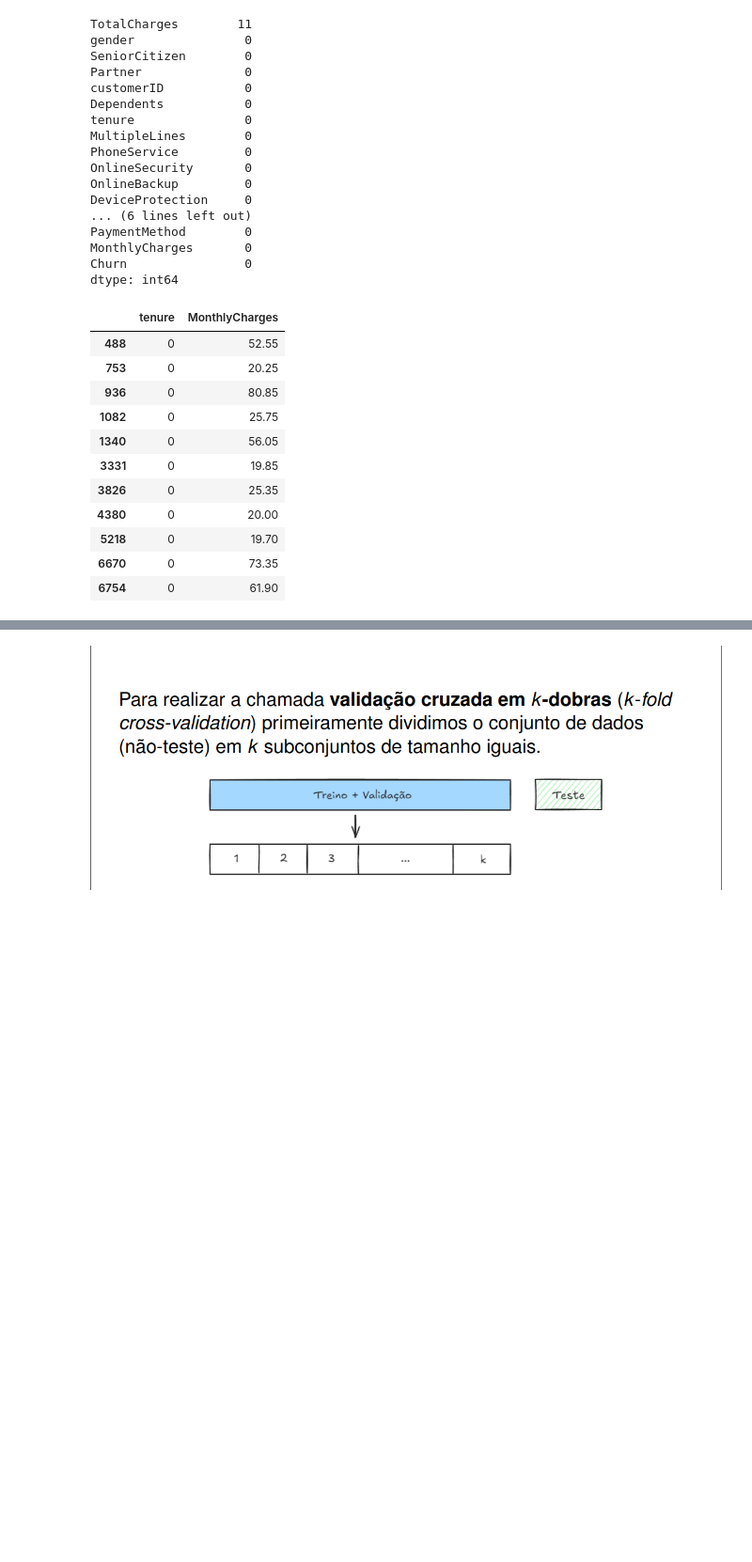
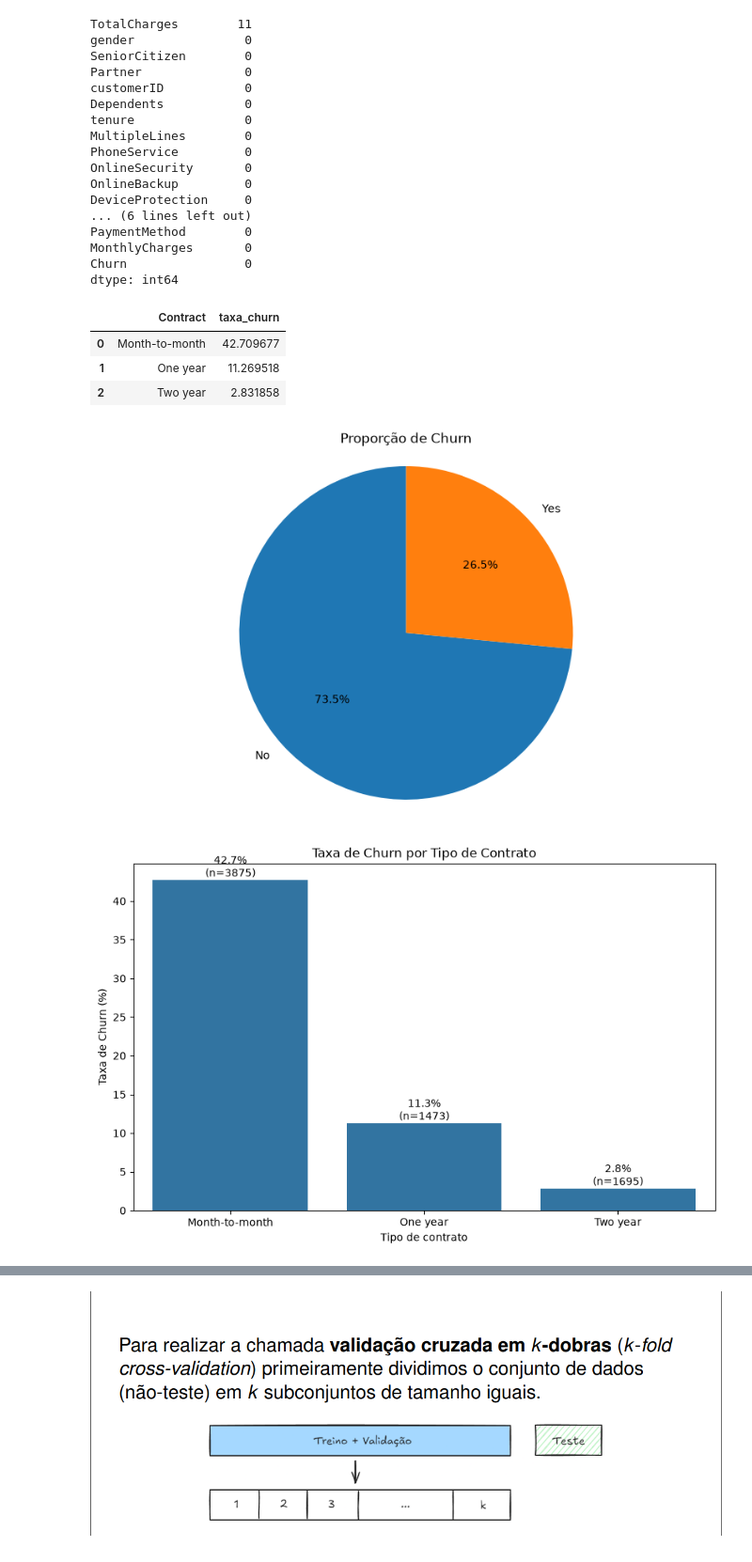
Before and after one commit to tigols/portfolio-data-science, a Jupyter notebook: notebooks/telco_churn.ipynb, the cells around one changed output, grey strips where cells are left out. Shown at 94% size. Drawn from its saved outputs; the diff is of its cells as text; code cells hidden in the pictures; blank space fills up the shorter version.

Commit message:
feat: telco churn with Pipeline, CV and calibration

```diff
--- a/notebooks/telco_churn.ipynb
+++ b/notebooks/telco_churn.ipynb
@@ -33,7 +39,14 @@ from sklearn.impute import SimpleImputer
 # %%
 # Carregar dados
 
-dados = pd.read_csv(r"data\raw\WA_Fn-UseC_-Telco-Customer-Churn.csv")
+# dados = pd.read_csv(r"data\raw\WA_Fn-UseC_-Telco-Customer-Churn.csv")
+
+# Podemos usar a seguinte abordagem para rodar em qualquer local
+from pathlib import Path
+
+RAIZ = Path.cwd().parent if Path.cwd().name == "notebooks" else Path.cwd()
+data_path = RAIZ / "data" / "raw" / "WA_Fn-UseC_-Telco-Customer-Churn.csv"
+dados = pd.read_csv(data_path)
 # %%
 dados.head()
 # %% [output]
@@ -76,19 +89,64 @@ Churn                0
 dtype: int64
 # %%
 dados.loc[dados["TotalCharges"].isna(), ["tenure", "MonthlyCharges"]]
+
+# Aqui vamos imputar 0 em totalCharges pois tenure (meses na empresa) 0 indica que nao ocorreu cobrança
+
+dados.loc[dados["TotalCharges"].isna() & (dados["tenure"] == 0), "TotalCharges"] = 0
-# %% [output]
-|  | tenure | MonthlyCharges |
-| 488 | 0 | 52.55 |
-| 753 | 0 | 20.25 |
-| 936 | 0 | 80.85 |
-| 1082 | 0 | 25.75 |
-| 1340 | 0 | 56.05 |
-| 3331 | 0 | 19.85 |
-| 3826 | 0 | 25.35 |
-| 4380 | 0 | 20.00 |
-| 5218 | 0 | 19.70 |
-| 6670 | 0 | 73.35 |
-| 6754 | 0 | 61.90 |
+# %%
+df_contract
+# %% [output]
+|  | Contract | taxa_churn |
+| 0 | Month-to-month | 42.709677 |
+| 1 | One year | 11.269518 |
+| 2 | Two year | 2.831858 |
+# %%
+# Taxa de Churn Geral e por Contract
+
+df_churn = dados['Churn'].value_counts(normalize=True) * 100
+
+df_contract = dados.groupby("Contract").agg(
+    total=("Churn", "count"),
+    churn=("Churn", lambda x: (x == "Yes").sum())
+)
+
+df_contract["taxa_churn"] = (
+    df_contract["churn"] / df_contract["total"] * 100
+)
+
+
+fig, ax = plt.subplots(figsize = (10,6))
+plt.pie(df_churn, labels = df_churn.index, autopct='%1.1f%%', startangle=90)
+ax.set_title("Proporção de Churn")
+ax.axis('equal')
+
+
+
+fig, ax = plt.subplots(figsize=(10, 6))
+
+sns.barplot(
+    data=df_contract,
+    x="Contract",
+    y="taxa_churn",
+    ax=ax
+)
+
+rotulos = [
+    f"{taxa:.1f}%\n(n={n})"
+    for taxa, n in zip(df_contract["taxa_churn"], df_contract["total"])
+]
+ax.bar_label(ax.containers[0], labels=rotulos)
+
+ax.set_title("Taxa de Churn por Tipo de Contrato")
+ax.set_xlabel("Tipo de contrato")
+ax.set_ylabel("Taxa de Churn (%)")
+
+
+
+plt.show()
+# %% [output]
+[figure, added]
+[figure, added]
 # %%
 # Vamos usar One-Hot Encoder para as categóricas e StandardScaler para as numericas (x-media/sd) e Imputer para os valores faltantes.
 # Devemos fazer isso somente nos dados de TREINO para não haver data_leakage (padronizarmos com os valores provenientes de dados de teste)
```
Also changed, not shown: parts of 14 cells of this notebook, 2 other files.
